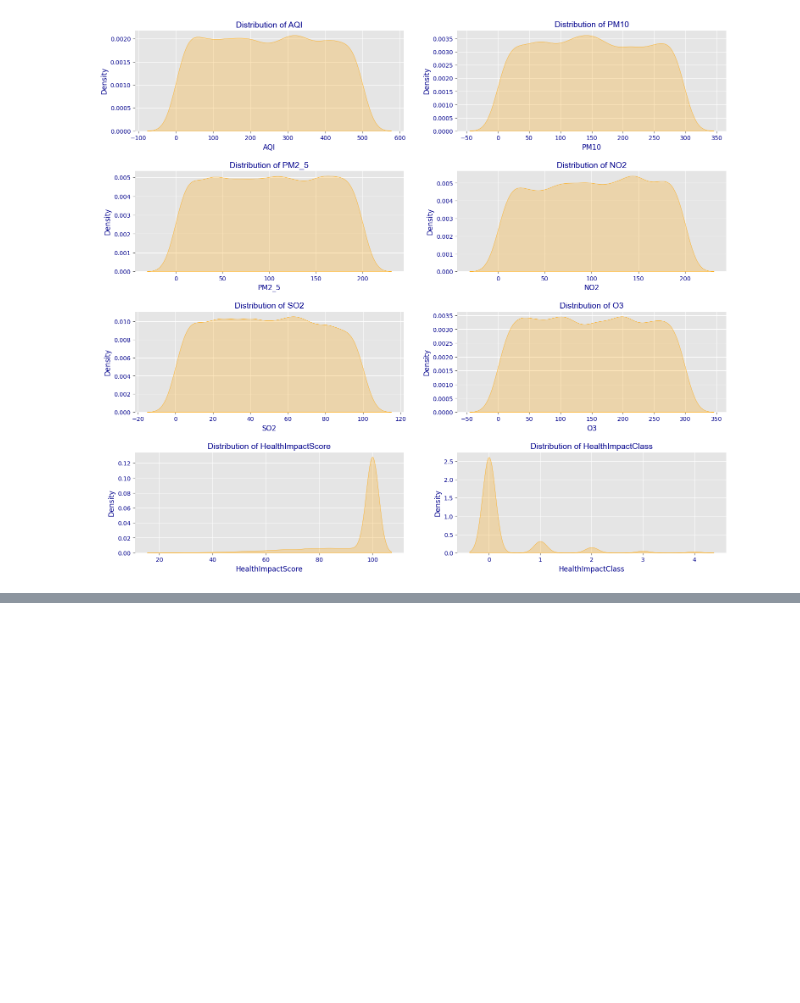
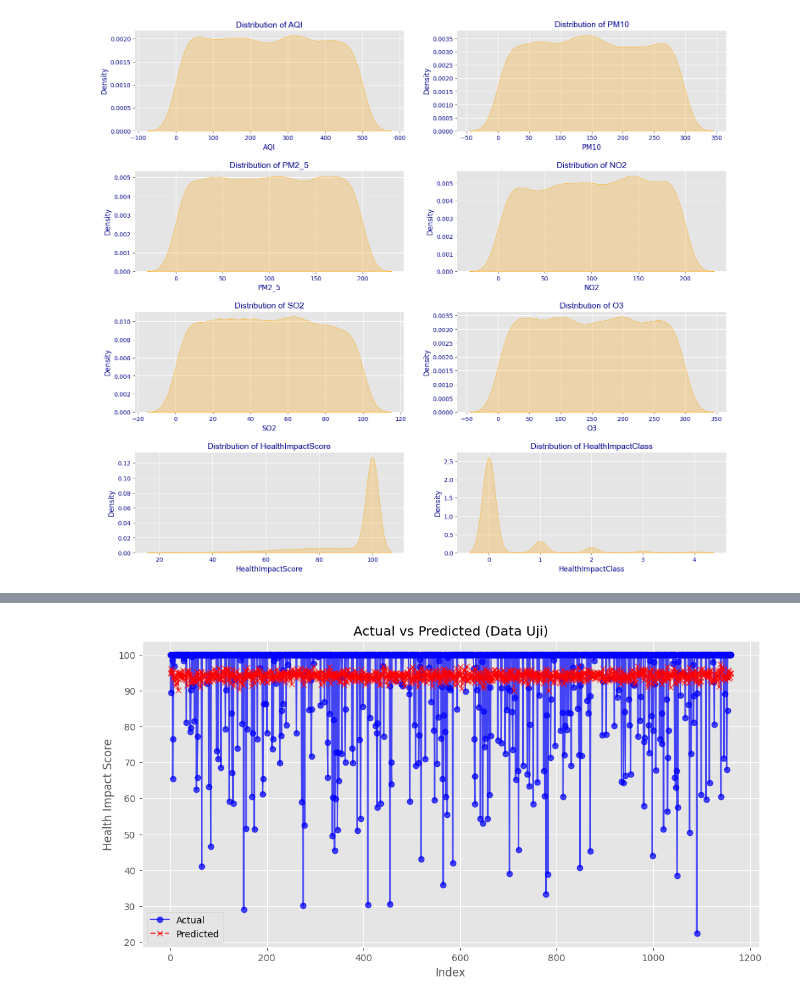
Before and after one commit to MuchBasroil/capstone-project-awair, a Jupyter notebook: RNN & LTSM.ipynb, the cells around one changed output, grey strips where cells are left out. Saved outputs shown, nothing was run; the diff lists cells and outputs as text; code cells hidden in the pictures; blank space fills up the shorter version.

```diff
--- a/RNN & LTSM.ipynb
+++ b/RNN & LTSM.ipynb
@@ -370,0 +371,22 @@ Hari ke-3: 93.6551
+# %%
+import matplotlib.pyplot as plt
+
+# Visualisasi hasil prediksi vs data aktual untuk data uji
+plt.figure(figsize=(12, 6))
+
+# Plot data aktual
+plt.plot(y_test_scaled.flatten(), label="Actual", color="blue", linestyle="-", marker="o", alpha=0.7)
+# Plot data prediksi
+plt.plot(y_pred_test_scaled.flatten(), label="Predicted", color="red", linestyle="--", marker="x", alpha=0.7)
+
+# Tambahkan detail pada grafik
+plt.title("Actual vs Predicted (Data Uji)")
+plt.xlabel("Index")
+plt.ylabel("Health Impact Score")
+plt.legend()
+plt.grid(True)
+
+# Tampilkan grafik
+plt.show()
+# %% [output]
+[figure, added]
```
Also changed, not shown: parts of 10 cells of this notebook.
